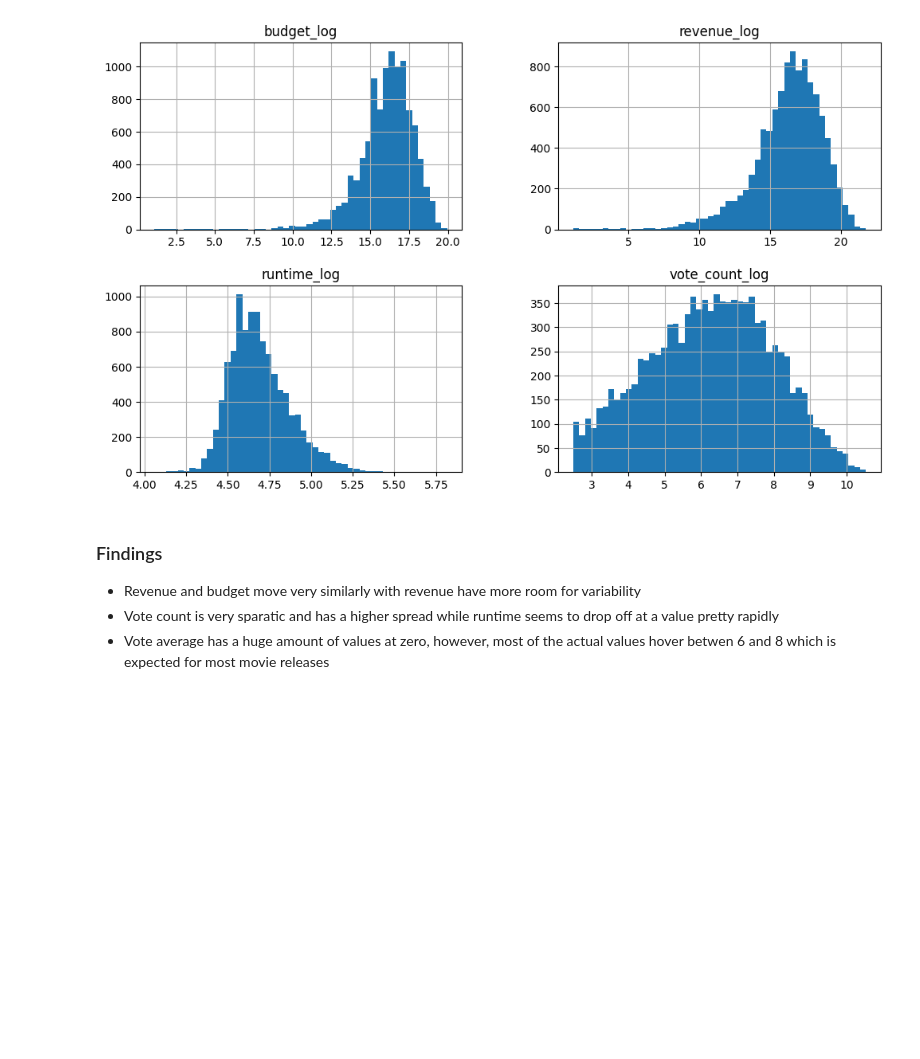
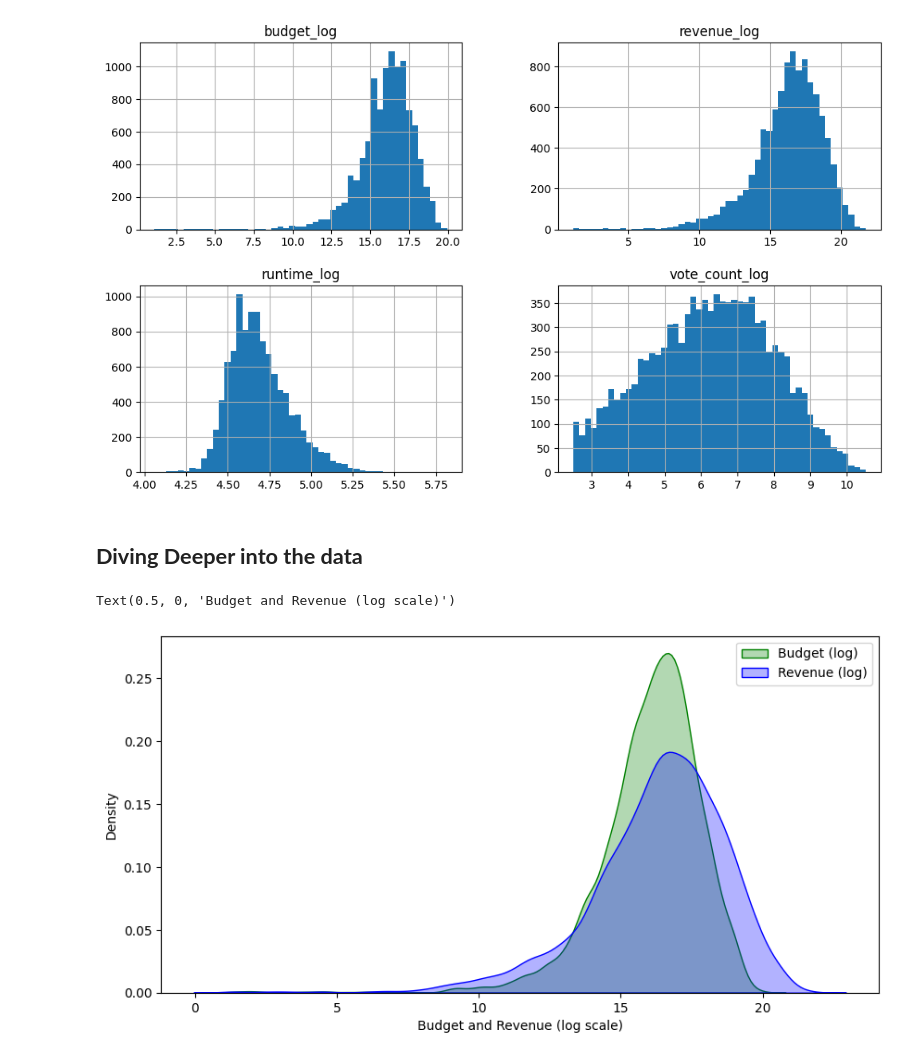
Before and after one commit to willmizer/movie_data_analysis, a Jupyter notebook: eda/eda_clean.ipynb, the cells around one changed output. Drawn from its saved outputs; the diff is of its cells as text; code cells hidden in the pictures; blank space fills up the shorter version.

```diff
--- a/eda/eda_clean.ipynb
+++ b/eda/eda_clean.ipynb
@@ -95,8 +106,15 @@ array([[<Axes: title={'center': 'budget_log'}>,
        [<Axes: title={'center': 'runtime_log'}>,
         <Axes: title={'center': 'vote_count_log'}>]], dtype=object)
 [figure]
-# %% [markdown]
-### Findings
- - Revenue and budget move very similarly with revenue have more room for variability
- - Vote count is very sparatic and has a higher spread while runtime seems to drop off at a value pretty rapidly
- - Vote average has a huge amount of values at zero, however, most of the actual values hover betwen 6 and 8 which is expected for most movie releases
+# %% [markdown]
+## **Diving Deeper into the data**
+# %%
+# revenue vs budget distributions density chart
+plt.figure(figsize=(10,5))
+sns.kdeplot(df_plot['budget_log'], label='Budget (log)', fill=True, alpha=0.3, color = 'green')
+sns.kdeplot(df_plot['revenue_log'], label='Revenue (log)', fill=True, alpha=0.3, color= 'blue')
+plt.legend()
+plt.xlabel('Budget and Revenue (log scale)')
+# %% [output]
+Text(0.5, 0, 'Budget and Revenue (log scale)')
+[figure, added]
```
Also changed, not shown: parts of 14 cells of this notebook.
